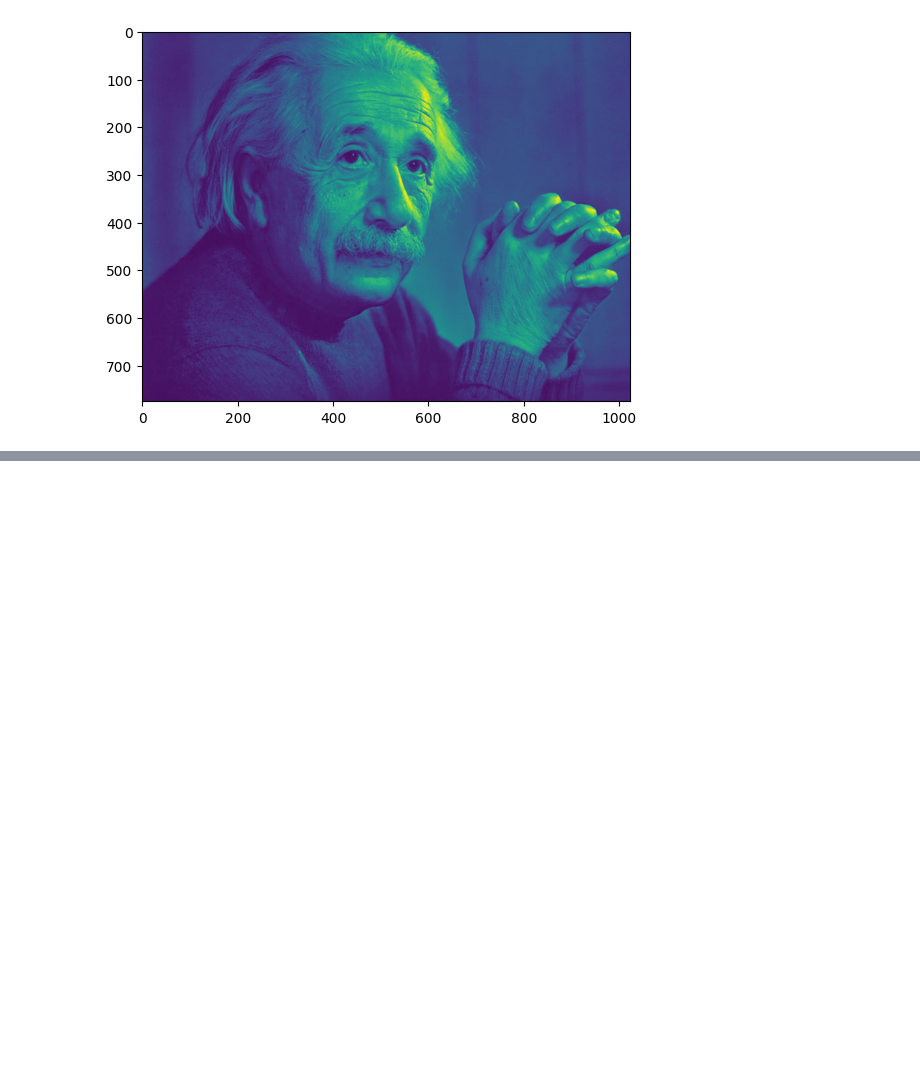
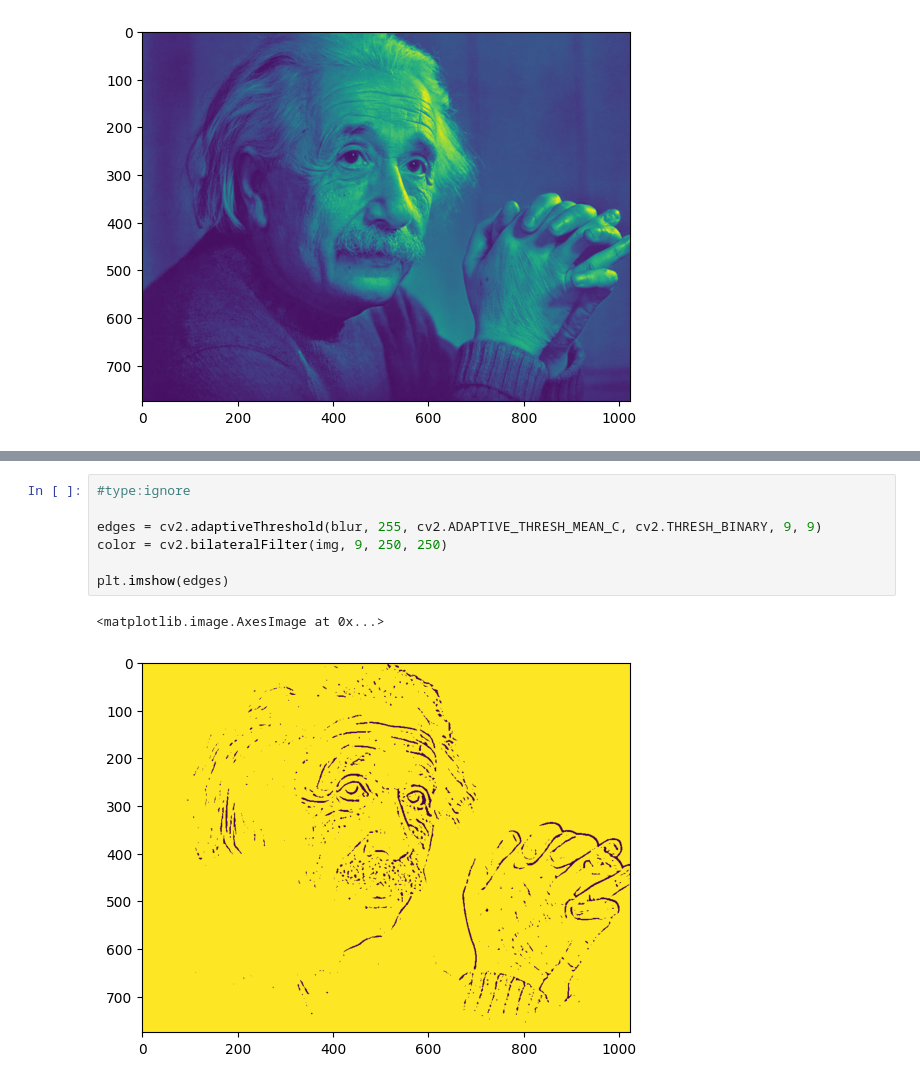
Before and after one commit to cmd-cosmos/learning, a Jupyter notebook: fun-programs/python/misc/cartoonify.ipynb, the cells around one changed output, grey strips where cells are left out. Drawn from its saved outputs; the diff is of its cells as text; blank space fills up the shorter version.

```diff
--- a/fun-programs/python/misc/cartoonify.ipynb
+++ b/fun-programs/python/misc/cartoonify.ipynb
@@ -22,0 +30,10 @@ plt.imshow(gray)
+# %%
+#type:ignore
+
+edges = cv2.adaptiveThreshold(blur, 255, cv2.ADAPTIVE_THRESH_MEAN_C, cv2.THRESH_BINARY, 9, 9)
+color = cv2.bilateralFilter(img, 9, 250, 250)
+
+plt.imshow(edges)
+# %% [output]
+<matplotlib.image.AxesImage at 0x...>
+[figure, added]
```
Also changed, not shown: parts of 1 cell of this notebook.
